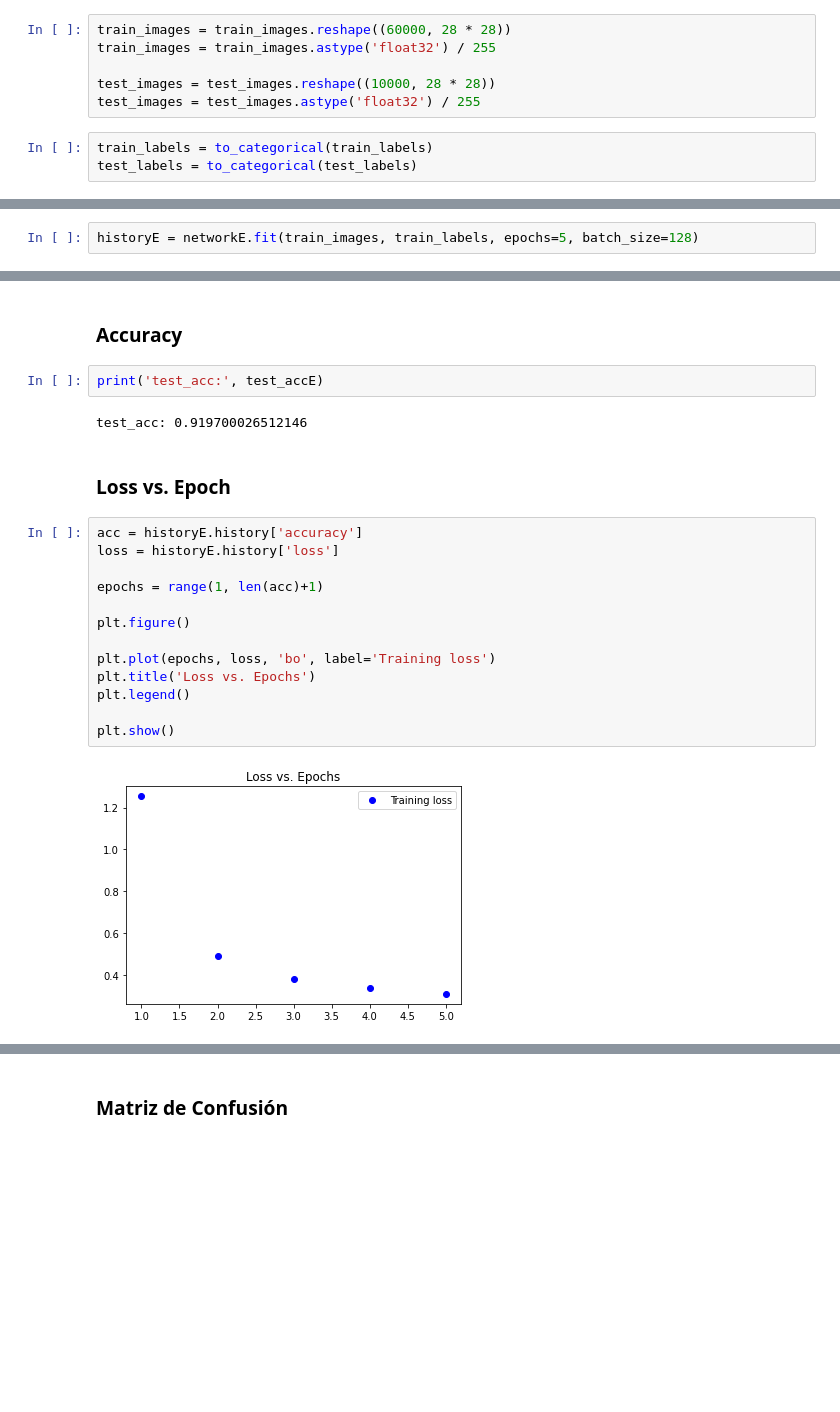
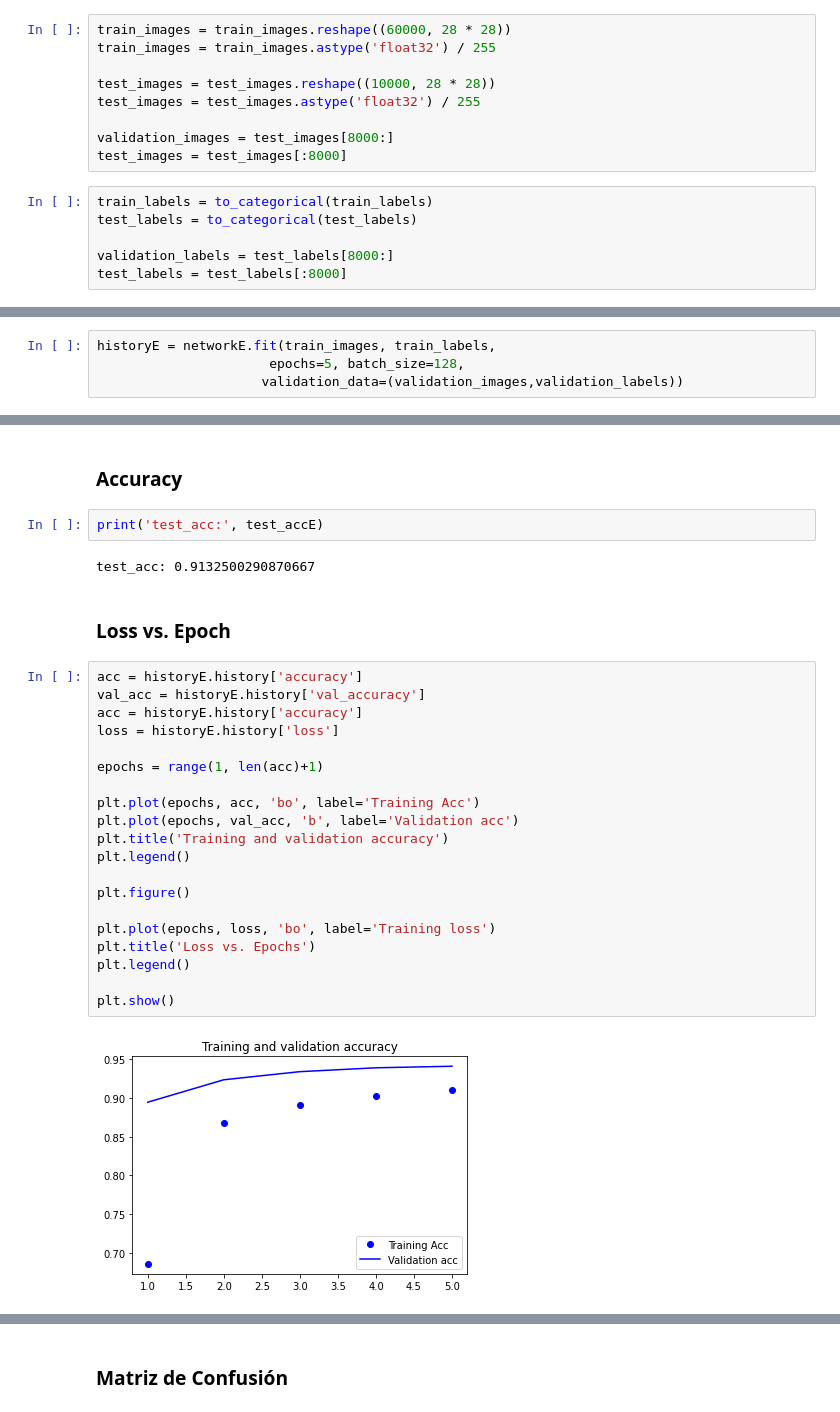
Before and after one commit to LornartheBreton/proyecto_ia_nn, a Jupyter notebook: proyIA_NeuralNet.ipynb, the cells around one changed output, grey strips where cells are left out. Cells and saved outputs as stored; diff of their text form; blank space fills up the shorter version.

```diff
--- a/proyIA_NeuralNet.ipynb
+++ b/proyIA_NeuralNet.ipynb
@@ -24,9 +27,15 @@ train_images = train_images.astype('float32') / 255
 
 test_images = test_images.reshape((10000, 28 * 28))
 test_images = test_images.astype('float32') / 255
+
+validation_images = test_images[8000:]
+test_images = test_images[:8000]
 # %%
 train_labels = to_categorical(train_labels)
 test_labels = to_categorical(test_labels)
+
+validation_labels = test_labels[8000:]
+test_labels = test_labels[:8000]
 # %% [markdown]
 ## Red Default: 1 capa de 512 neuronas - RMSprop
 # %%
@@ -375,6 +549,8 @@ networkE.compile(optimizer='sgd',
                 loss='categorical_crossentropy',
                 metrics=['accuracy'])
 # %%
-historyE = networkE.fit(train_images, train_labels, epochs=5, batch_size=128)
+historyE = networkE.fit(train_images, train_labels,
+                      epochs=5, batch_size=128,
+                     validation_data=(validation_images,validation_labels))
 # %% [output]
 Epoch 1/5
@@ -396,21 +572,28 @@ test_lossE, test_accE = networkE.evaluate(test_images, test_labels)
 # %%
 print('test_acc:', test_accE)
 # %% [output]
-test_acc: 0.919700026512146
+test_acc: 0.9132500290870667
 # %% [markdown]
 ### Loss vs. Epoch
 # %%
+acc = historyE.history['accuracy']
+val_acc = historyE.history['val_accuracy']
 acc = historyE.history['accuracy']
 loss = historyE.history['loss']
 
 epochs = range(1, len(acc)+1)
+
+plt.plot(epochs, acc, 'bo', label='Training Acc')
+plt.plot(epochs, val_acc, 'b', label='Validation acc')
+plt.title('Training and validation accuracy')
+plt.legend()
 
 plt.figure()
 
 plt.plot(epochs, loss, 'bo', label='Training loss')
 plt.title('Loss vs. Epochs')
 plt.legend()
 
 plt.show()
 # %% [output]
-[figure, old version]
+[figure, new version]
```
Also changed, not shown: parts of 71 cells of this notebook, 1 other file.
